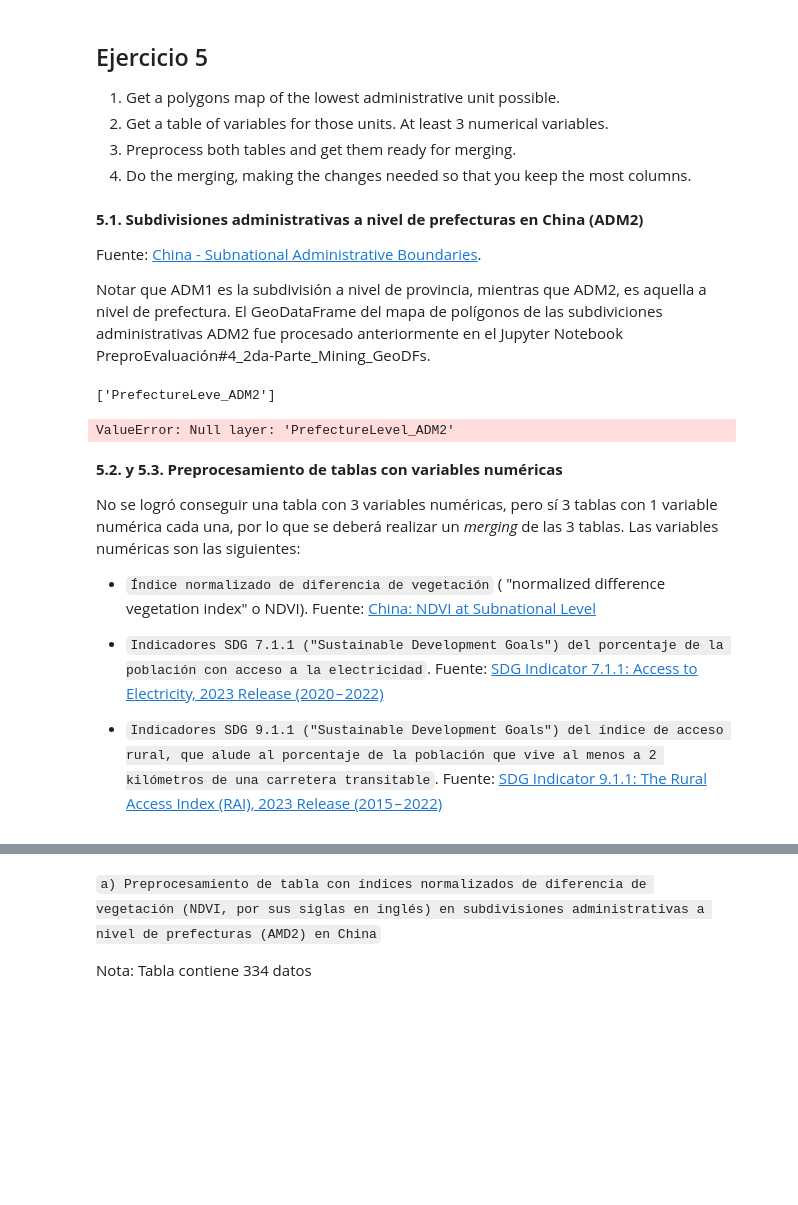
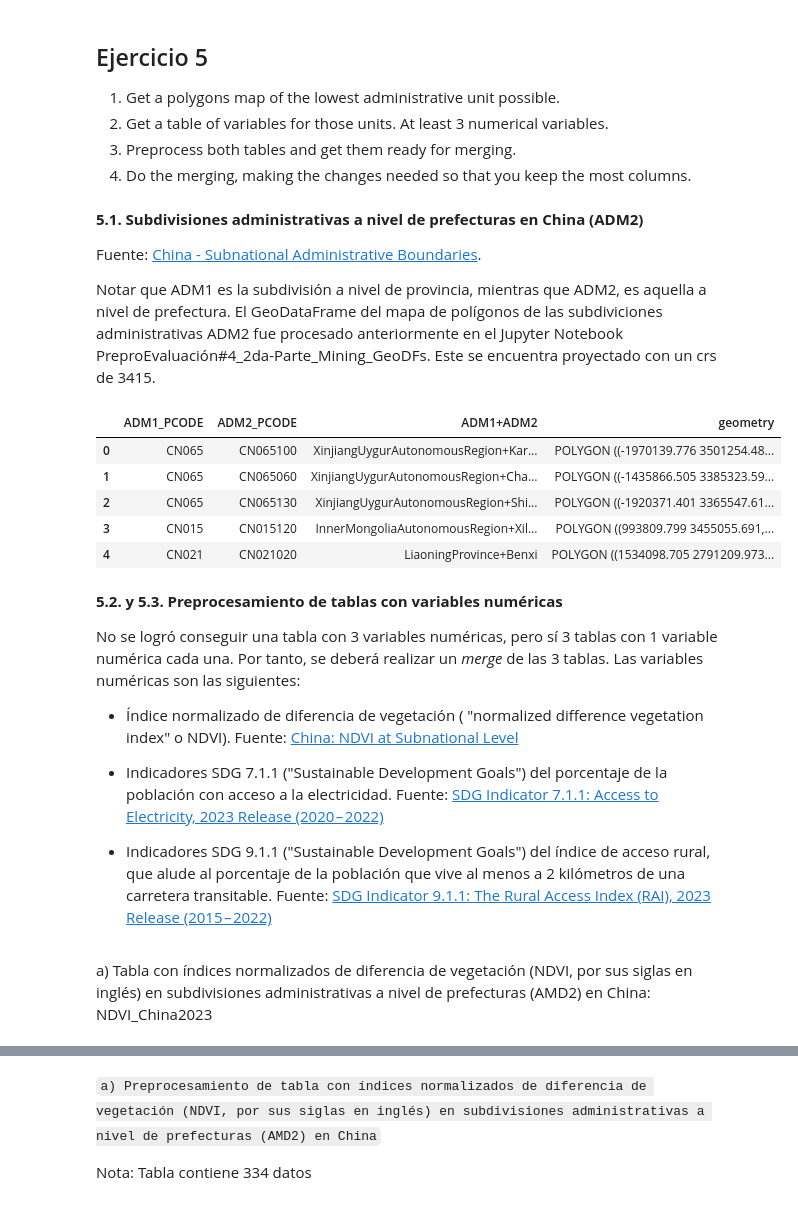
Before and after one commit to Ciencia-de-datos-espaciales-2023-2/Evaluacion4_2da-Parte_Mining_GeoDFs, a Jupyter notebook: Evaluación#4_2da-Parte_Mining_GeoDFs.ipynb, the cells around one changed output, grey strips where cells are left out. Cells and saved outputs as stored; diff of their text form; code cells hidden in the pictures; blank space fills up the shorter version.

Commit message:
subir datos

```diff
--- a/Evaluación#4_2da-Parte_Mining_GeoDFs.ipynb
+++ b/Evaluación#4_2da-Parte_Mining_GeoDFs.ipynb
@@ -13,26 +13,29 @@ Los ejercicios 5, 6, 7, 8 y 9 de esta parte deben leer su data de links en Githu
 
 Fuente: [China - Subnational Administrative Boundaries](https://data.humdata.org/dataset/cod-ab-chn).
 
-Notar que ADM1 es la subdivisión a nivel de provincia, mientras que ADM2, es aquella a nivel de prefectura. El GeoDataFrame del mapa de polígonos de las subdiviciones administrativas ADM2 fue procesado anteriormente en el Jupyter Notebook PreproEvaluación#4_2da-Parte_Mining_GeoDFs.
+Notar que ADM1 es la subdivisión a nivel de provincia, mientras que ADM2, es aquella a nivel de prefectura. El GeoDataFrame del mapa de polígonos de las subdiviciones administrativas ADM2 fue procesado anteriormente en el Jupyter Notebook PreproEvaluación#4_2da-Parte_Mining_GeoDFs. Este se encuentra proyectado con un crs de 3415.
-# %%
-from fiona import listlayers
-China3415_maps = "https://github.com/Ciencia-de-datos-espaciales-2023-2/Evaluacion4_2da-Parte_Mining_GeoDFs/raw/main/maps/China3415_maps/China3415_GeoMaps.gpkg"
-
-listlayers(China3415_maps)
-# %% [output]
-['PrefectureLeve_ADM2']
 # %%
 import geopandas as gpd
 
-China3415_maps = "https://github.com/Ciencia-de-datos-espaciales-2023-2/Evaluacion4_2da-Parte_Mining_GeoDFs/raw/main/maps/China3415_maps/China3415_GeoMaps.gpkg"
+China3415_maps = "https://github.com/Ciencia-de-datos-espaciales-2023-2/Evaluacion4_2da-Parte_Mining_GeoDFs/raw/main/maps/China3415_maps/China3415_GeoMap.gpkg"
 China_ADM2 = gpd.read_file(China3415_maps,layer="PrefectureLevel_ADM2")
+China_ADM2.head()
 # %% [output]
-ValueError: Null layer: 'PrefectureLevel_ADM2'
+|  | ADM1_PCODE | ADM2_PCODE | ADM1+ADM2 | geometry |
+| 0 | CN065 | CN065100 | XinjiangUygurAutonomousRegion+Kar... | POLYGON ((-1970139.776 3501254.48... |
+| 1 | CN065 | CN065060 | XinjiangUygurAutonomousRegion+Cha... | POLYGON ((-1435866.505 3385323.59... |
+| 2 | CN065 | CN065130 | XinjiangUygurAutonomousRegion+Shi... | POLYGON ((-1920371.401 3365547.61... |
+| 3 | CN015 | CN015120 | InnerMongoliaAutonomousRegion+Xil... | POLYGON ((993809.799 3455055.691,... |
+| 4 | CN021 | CN021020 | LiaoningProvince+Benxi | POLYGON ((1534098.705 2791209.973... |
 # %% [markdown]
 **5.2. y 5.3. Preprocesamiento de tablas con variables numéricas**
 
-No se logró conseguir una tabla con 3 variables numéricas, pero sí 3 tablas con 1 variable numérica cada una, por lo que se deberá realizar un *merging* de las 3 tablas. Las variables numéricas son las siguientes:
-- `Índice normalizado de diferencia de vegetación` ( "normalized difference vegetation index" o NDVI). Fuente: [China: NDVI at Subnational Level](https://data.humdata.org/dataset/chn-ndvi-subnational)
+No se logró conseguir una tabla con 3 variables numéricas, pero sí 3 tablas con 1 variable numérica cada una. Por tanto, se deberá realizar un *merge* de las 3 tablas. Las variables numéricas son las siguientes:
 
-- `Indicadores SDG 7.1.1 ("Sustainable Development Goals") del porcentaje de la población con acceso a la electricidad`. Fuente: [SDG Indicator 7.1.1: Access to Electricity, 2023 Release (2020 – 2022)](https://sedac.ciesin.columbia.edu/data/set/sdgi-7-1-1-access-electricity-2023)
-- `Indicadores SDG 9.1.1 ("Sustainable Development Goals") del índice de acceso rural, que alude al porcentaje de la población que vive al menos a 2 kilómetros de una carretera transitable`. Fuente: [SDG Indicator 9.1.1: The Rural Access Index (RAI), 2023 Release (2015 – 2022)](https://sedac.ciesin.columbia.edu/data/set/sdgi-9-1-1-rai-2023)
+- Índice normalizado de diferencia de vegetación ( "normalized difference vegetation index" o NDVI). Fuente: [China: NDVI at Subnational Level](https://data.humdata.org/dataset/chn-ndvi-subnational)
+
+- Indicadores SDG 7.1.1 ("Sustainable Development Goals") del porcentaje de la población con acceso a la electricidad. Fuente: [SDG Indicator 7.1.1: Access to Electricity, 2023 Release (2020 – 2022)](https://sedac.ciesin.columbia.edu/data/set/sdgi-7-1-1-access-electricity-2023)
+
+- Indicadores SDG 9.1.1 ("Sustainable Development Goals") del índice de acceso rural, que alude al porcentaje de la población que vive al menos a 2 kilómetros de una carretera transitable. Fuente: [SDG Indicator 9.1.1: The Rural Access Index (RAI), 2023 Release (2015 – 2022)](https://sedac.ciesin.columbia.edu/data/set/sdgi-9-1-1-rai-2023)
+# %% [markdown]
+a) Tabla con índices normalizados de diferencia de vegetación (NDVI, por sus siglas en inglés) en subdivisiones administrativas a nivel de prefecturas (AMD2) en China: NDVI_China2023
```
Also changed, not shown: parts of 2 cells of this notebook, 2 other files.
